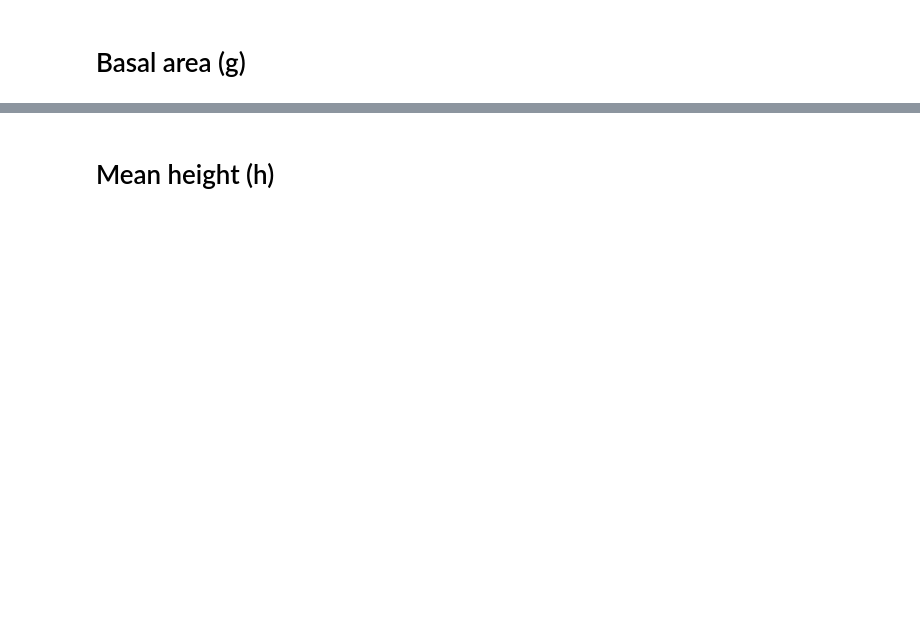
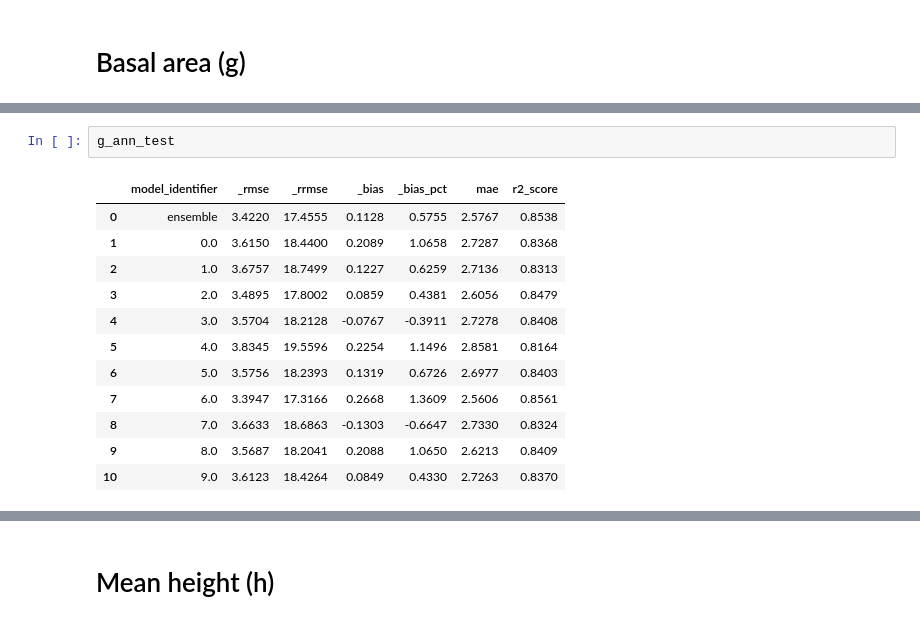
Before and after one commit to mayrajeo/enveco, a Jupyter notebook: examples/Analyze ANN results.ipynb, the cells around one changed output, grey strips where cells are left out. Cells and saved outputs as stored; diff of their text form; blank space fills up the shorter version.

```diff
--- a/examples/Analyze ANN results.ipynb
+++ b/examples/Analyze ANN results.ipynb
@@ -27,0 +73,15 @@ d_ann_val
+# %%
+g_ann_test
+# %% [output]
+|  | model_identifier | _rmse | _rrmse | _bias | _bias_pct | mae | r2_score |
+| 0 | ensemble | 3.4220 | 17.4555 | 0.1128 | 0.5755 | 2.5767 | 0.8538 |
+| 1 | 0.0 | 3.6150 | 18.4400 | 0.2089 | 1.0658 | 2.7287 | 0.8368 |
+| 2 | 1.0 | 3.6757 | 18.7499 | 0.1227 | 0.6259 | 2.7136 | 0.8313 |
+| 3 | 2.0 | 3.4895 | 17.8002 | 0.0859 | 0.4381 | 2.6056 | 0.8479 |
+| 4 | 3.0 | 3.5704 | 18.2128 | -0.0767 | -0.3911 | 2.7278 | 0.8408 |
+| 5 | 4.0 | 3.8345 | 19.5596 | 0.2254 | 1.1496 | 2.8581 | 0.8164 |
+| 6 | 5.0 | 3.5756 | 18.2393 | 0.1319 | 0.6726 | 2.6977 | 0.8403 |
+| 7 | 6.0 | 3.3947 | 17.3166 | 0.2668 | 1.3609 | 2.5606 | 0.8561 |
+| 8 | 7.0 | 3.6633 | 18.6863 | -0.1303 | -0.6647 | 2.7330 | 0.8324 |
+| 9 | 8.0 | 3.5687 | 18.2041 | 0.2088 | 1.0650 | 2.6213 | 0.8409 |
+| 10 | 9.0 | 3.6123 | 18.4264 | 0.0849 | 0.4330 | 2.7263 | 0.8370 |
```
Also changed, not shown: parts of 15 cells of this notebook, 10 other files.
